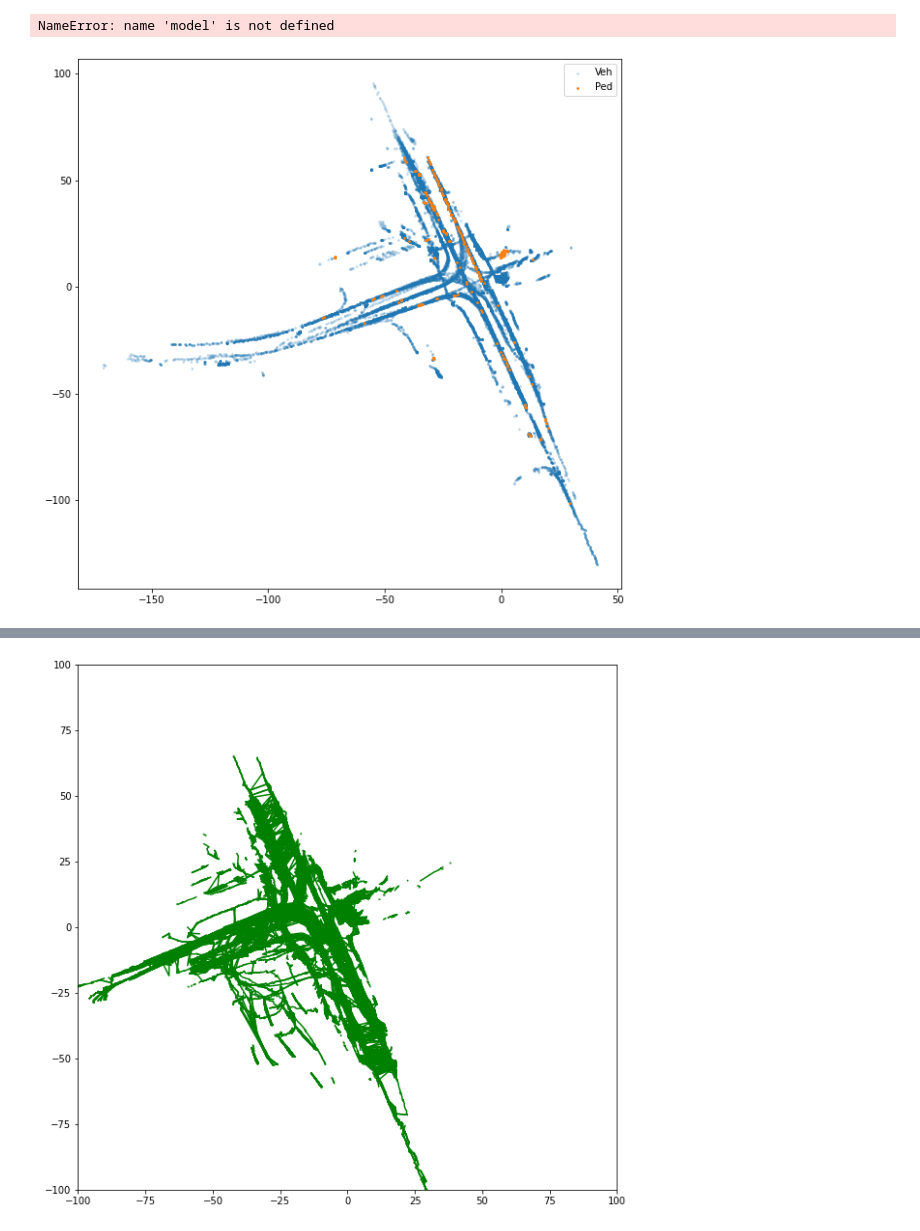
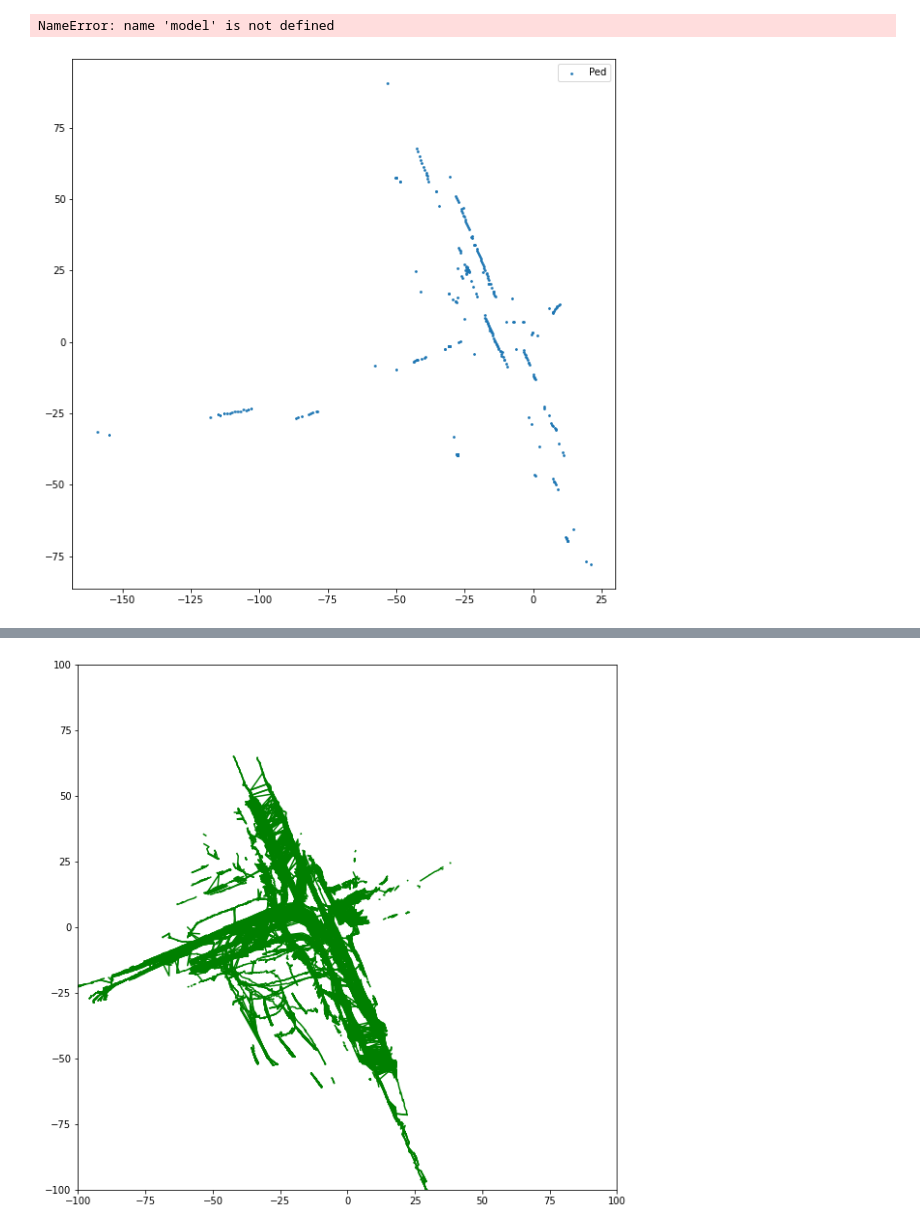
Before and after one commit to jksdbks123/Lidar-Tracker, a Jupyter notebook: Classifier .ipynb, the cells around one changed output, grey strips where cells are left out. Saved outputs shown, nothing was run; the diff lists cells and outputs as text; code cells hidden in the pictures.

```diff
--- a/Classifier .ipynb
+++ b/Classifier .ipynb
@@ -156,10 +156,10 @@ Traj = pd.read_csv('D:/LiDAR_Data/MidTown/California/OutputFile/OutputTrajs/Traj
 # %%
 plt.figure(figsize=(10,10))
-plt.scatter(Traj.loc[Traj.Class == 1,'Coord_X_Mea'],Traj.loc[Traj.Class == 1,'Coord_Y_Mea'], s = 3, alpha = 0.2,label = 'Veh')
+# plt.scatter(Traj.loc[Traj.Class == 1,'Coord_X_Mea'],Traj.loc[Traj.Class == 1,'Coord_Y_Mea'], s = 3, alpha = 0.2,label = 'Veh')
 plt.scatter(Traj.loc[Traj.Class == 2,'Coord_X_Mea'],Traj.loc[Traj.Class == 2,'Coord_Y_Mea'], s = 3,label = 'Ped')
 # plt.scatter(Traj.loc[Traj.Class == 3,'Coord_X_Mea'],Traj.loc[Traj.Class == 3,'Coord_Y_Mea'], s = 3,label = 'Cyc')
 # plt.scatter(Traj.loc[Traj.Class == 4,'Coord_X_Mea'],Traj.loc[Traj.Class == 4,'Coord_Y_Mea'], s = 3,label = 'Wheel')
 plt.legend(fontsize = 10)
 plt.show()
 # %% [output]
-[figure, old version]
+[figure, new version]
```
Also changed, not shown: parts of 24 cells of this notebook, 2 other files.
